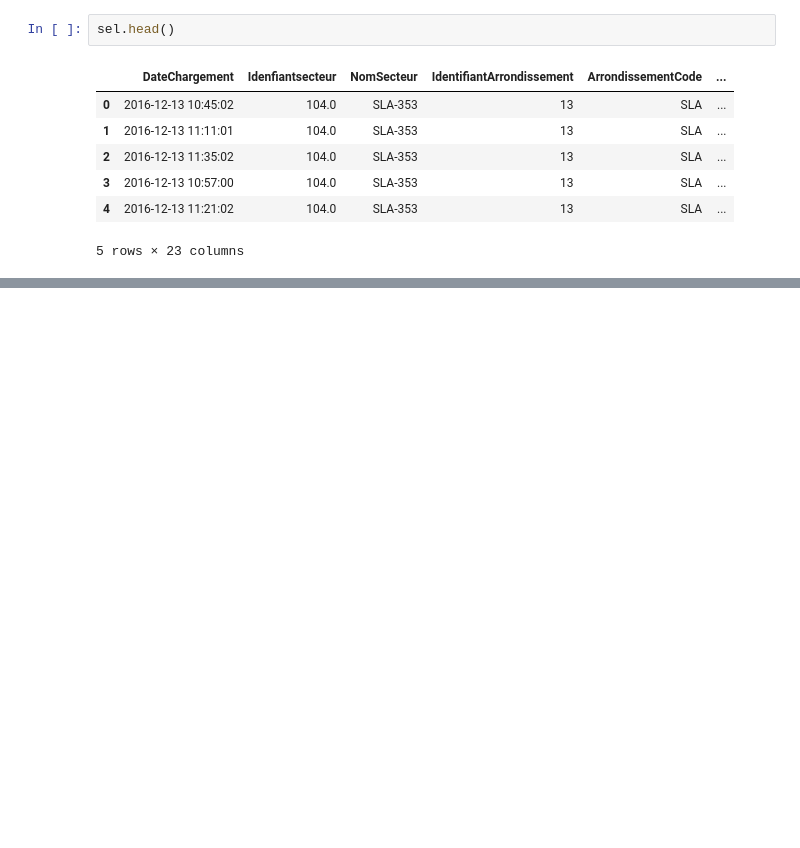
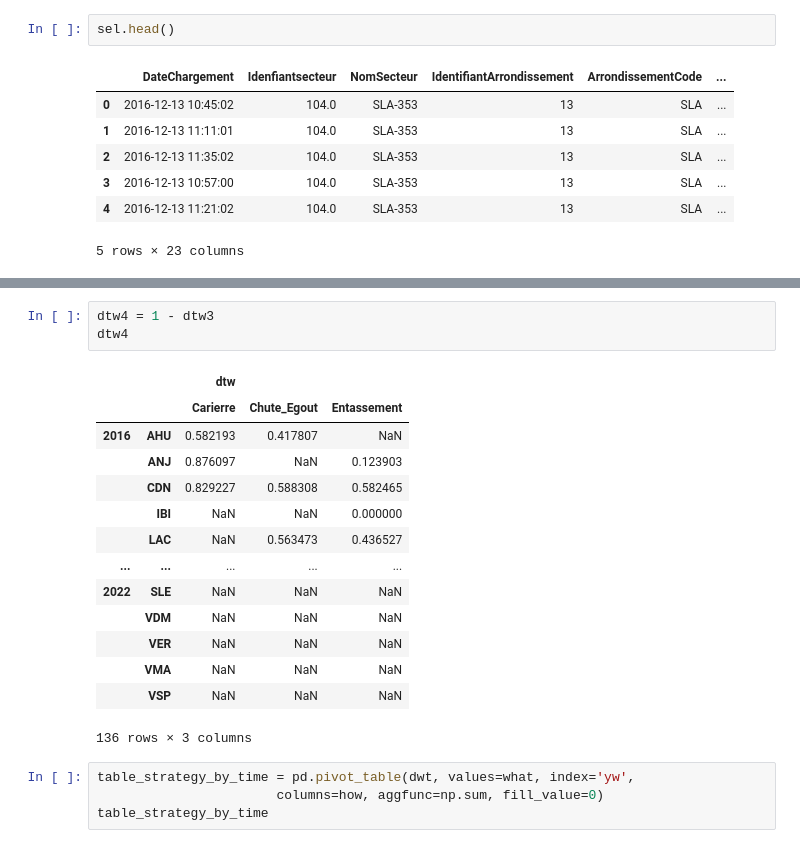
Before and after one commit to cimadure/ind6212, a Jupyter notebook: notebooks/weekly_snowfall_v2.ipynb, the cells around one changed output, grey strips where cells are left out. Cells and saved outputs as stored; diff of their text form; blank space fills up the shorter version.

```diff
--- a/notebooks/weekly_snowfall_v2.ipynb
+++ b/notebooks/weekly_snowfall_v2.ipynb
@@ -657,0 +717,22 @@ display(gp)
+# %%
+dtw4 = 1 - dtw3
+dtw4
+# %% [output]
+|  |  | dtw |  |  |
+|  |  | Carierre | Chute_Egout | Entassement |
+| 2016 | AHU | 0.582193 | 0.417807 | NaN |
+|  | ANJ | 0.876097 | NaN | 0.123903 |
+|  | CDN | 0.829227 | 0.588308 | 0.582465 |
+|  | IBI | NaN | NaN | 0.000000 |
+|  | LAC | NaN | 0.563473 | 0.436527 |
+| ... | ... | ... | ... | ... |
+| 2022 | SLE | NaN | NaN | NaN |
+|  | VDM | NaN | NaN | NaN |
+|  | VER | NaN | NaN | NaN |
+|  | VMA | NaN | NaN | NaN |
+|  | VSP | NaN | NaN | NaN |
+136 rows × 3 columns
+# %%
+table_strategy_by_time = pd.pivot_table(dwt, values=what, index='yw',
+                       columns=how, aggfunc=np.sum, fill_value=0)
+table_strategy_by_time
```
Also changed, not shown: parts of 11 cells of this notebook.
